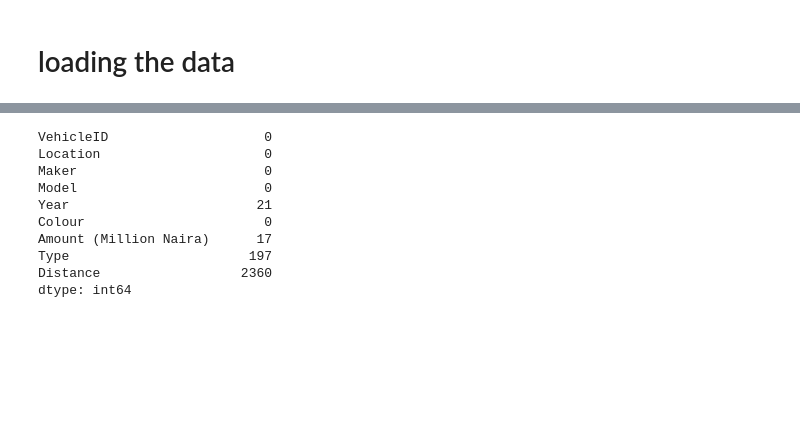
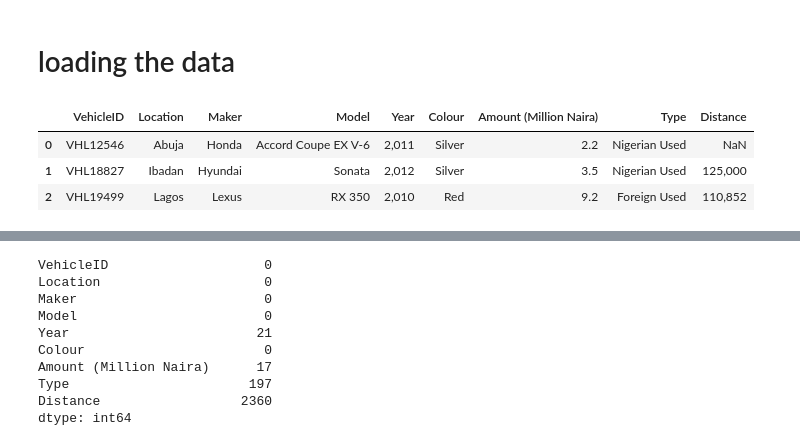
Before and after one commit to Tolulopeelijah/great_motors, a Jupyter notebook: greatmotors.ipynb, the cells around one changed output, grey strips where cells are left out. Cells and saved outputs as stored; diff of their text form; code cells hidden in the pictures; blank space fills up the shorter version.

```diff
--- a/greatmotors.ipynb
+++ b/greatmotors.ipynb
@@ -24,0 +48,7 @@ submission = pd.read_csv('data/SampleSubmission.csv')
+# %%
+training.head(3)
+# %% [output]
+|  | VehicleID | Location | Maker | Model | Year | Colour | Amount (Million Naira) | Type | Distance |
+| 0 | VHL12546 | Abuja | Honda | Accord Coupe EX V-6 | 2,011 | Silver | 2.2 | Nigerian Used | NaN |
+| 1 | VHL18827 | Ibadan | Hyundai | Sonata | 2,012 | Silver | 3.5 | Nigerian Used | 125,000 |
+| 2 | VHL19499 | Lagos | Lexus | RX 350 | 2,010 | Red | 9.2 | Foreign Used | 110,852 |
```
Also changed, not shown: parts of 10 cells of this notebook.
